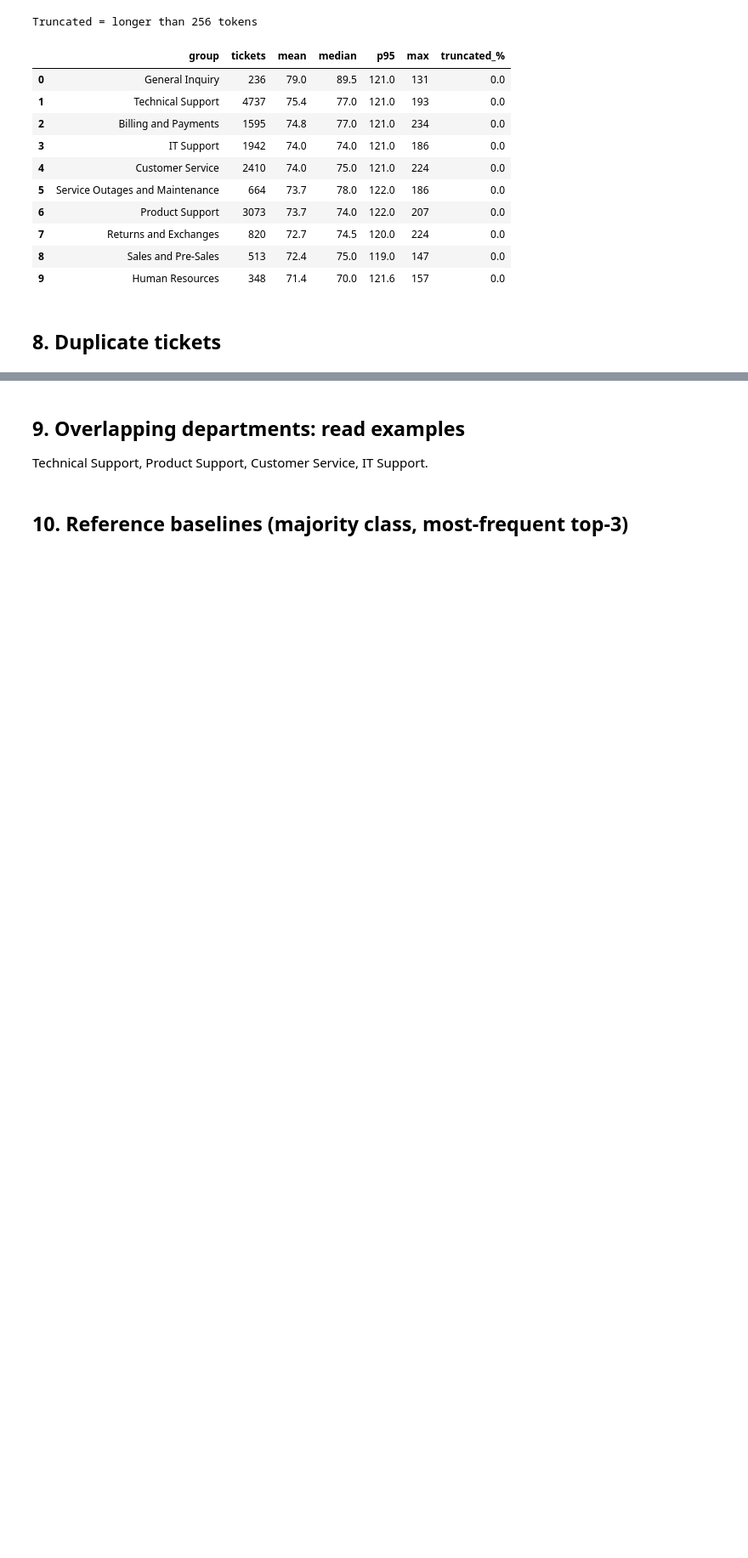
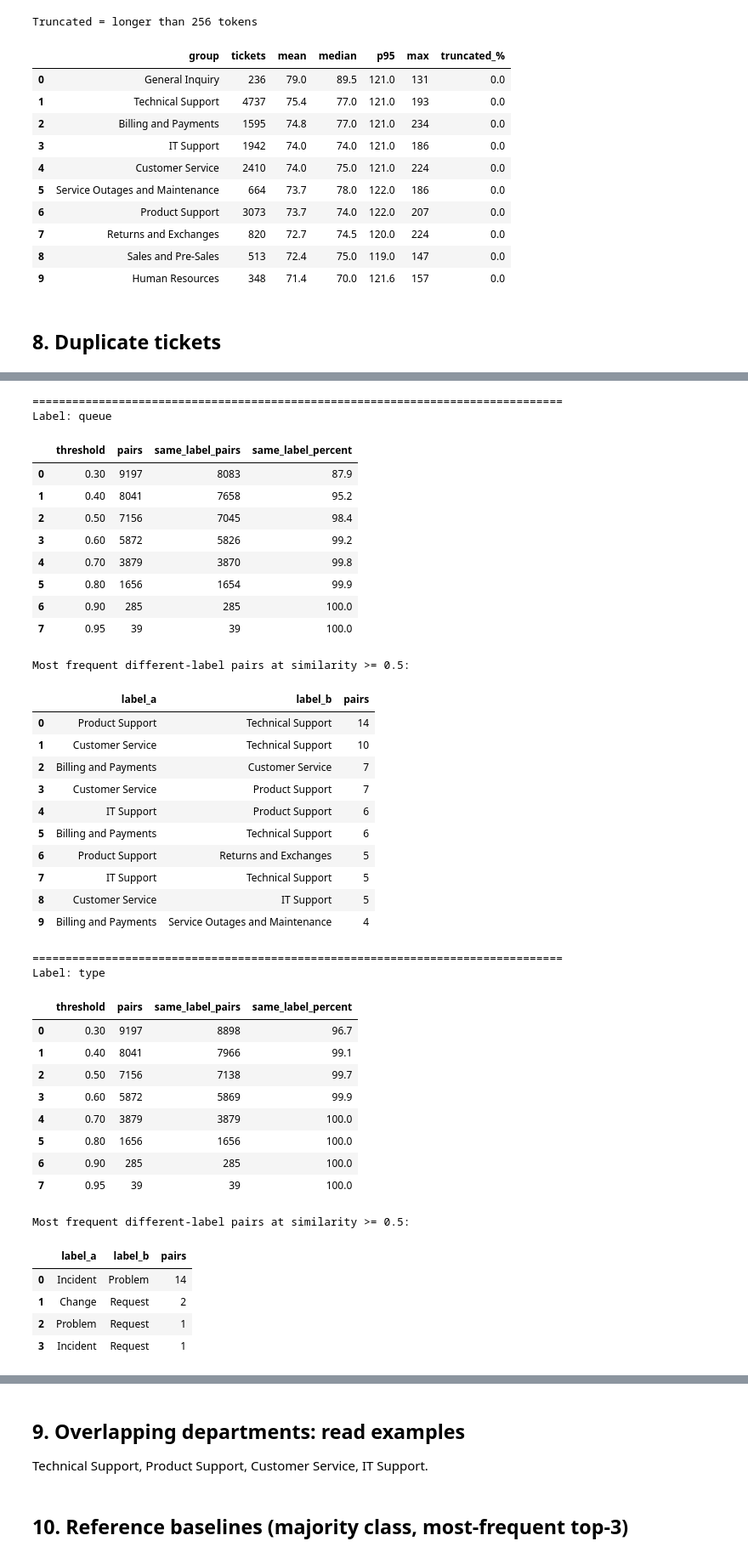
Before and after one commit to nhahub/NHA-5-168, a Jupyter notebook: notebooks/01_eda.ipynb, the cells around one changed output, grey strips where cells are left out. Shown at 85% size. Saved outputs shown, nothing was run; the diff lists cells and outputs as text; code cells hidden in the pictures; blank space fills up the shorter version.

```diff
--- a/notebooks/01_eda.ipynb
+++ b/notebooks/01_eda.ipynb
@@ -1171,0 +1582,67 @@ Truncated = longer than 256 tokens
+# %%
+# ===== Cell 8.12: Run D - do very similar tickets have the same department / type? =====
+# Lower thresholds are included: reading pairs (8.10) showed paraphrases down to about 0.5.
+# The conflict table is shown at conflict_threshold.
+
+agreement_thresholds = [0.3, 0.4, 0.5, 0.6, 0.7, 0.8, 0.9, 0.95]
+conflict_threshold = 0.5
+
+nearest_position_list = list(english_tickets[nearest_index_column])
+nearest_similarity_list = list(english_tickets[nearest_similarity_column])
+
+for label_column in [department_column, type_column]:
+    summary_rows = []
+    conflict_table_to_show = None
+    for threshold in agreement_thresholds:
+        summary, conflict_table = label_agreement(nearest_position_list, nearest_similarity_list,
+                                                  english_tickets[label_column], threshold)
+        summary_rows.append(summary)
+        if threshold == conflict_threshold:
+            conflict_table_to_show = conflict_table
+
+    print("=" * 80)
+    print("Label:", label_column)
+    display(pd.DataFrame(summary_rows))
+    print(f"Most frequent different-label pairs at similarity >= {conflict_threshold}:")
+    display(conflict_table_to_show.head(10))
+# %% [output]
+================================================================================
+Label: queue
+|  | threshold | pairs | same_label_pairs | same_label_percent |
+| 0 | 0.30 | 9197 | 8083 | 87.9 |
+| 1 | 0.40 | 8041 | 7658 | 95.2 |
+| 2 | 0.50 | 7156 | 7045 | 98.4 |
+| 3 | 0.60 | 5872 | 5826 | 99.2 |
+| 4 | 0.70 | 3879 | 3870 | 99.8 |
+| 5 | 0.80 | 1656 | 1654 | 99.9 |
+| 6 | 0.90 | 285 | 285 | 100.0 |
+| 7 | 0.95 | 39 | 39 | 100.0 |
+Most frequent different-label pairs at similarity >= 0.5:
+|  | label_a | label_b | pairs |
+| 0 | Product Support | Technical Support | 14 |
+| 1 | Customer Service | Technical Support | 10 |
+| 2 | Billing and Payments | Customer Service | 7 |
+| 3 | Customer Service | Product Support | 7 |
+| 4 | IT Support | Product Support | 6 |
+| 5 | Billing and Payments | Technical Support | 6 |
+| 6 | Product Support | Returns and Exchanges | 5 |
+| 7 | IT Support | Technical Support | 5 |
+| 8 | Customer Service | IT Support | 5 |
+| 9 | Billing and Payments | Service Outages and Maintenance | 4 |
+================================================================================
+Label: type
+|  | threshold | pairs | same_label_pairs | same_label_percent |
+| 0 | 0.30 | 9197 | 8898 | 96.7 |
+| 1 | 0.40 | 8041 | 7966 | 99.1 |
+| 2 | 0.50 | 7156 | 7138 | 99.7 |
+| 3 | 0.60 | 5872 | 5869 | 99.9 |
+| 4 | 0.70 | 3879 | 3879 | 100.0 |
+| 5 | 0.80 | 1656 | 1656 | 100.0 |
+| 6 | 0.90 | 285 | 285 | 100.0 |
+| 7 | 0.95 | 39 | 39 | 100.0 |
+Most frequent different-label pairs at similarity >= 0.5:
+|  | label_a | label_b | pairs |
+| 0 | Incident | Problem | 14 |
+| 1 | Change | Request | 2 |
+| 2 | Problem | Request | 1 |
+| 3 | Incident | Request | 1 |
```
Also changed, not shown: parts of 19 cells of this notebook.
